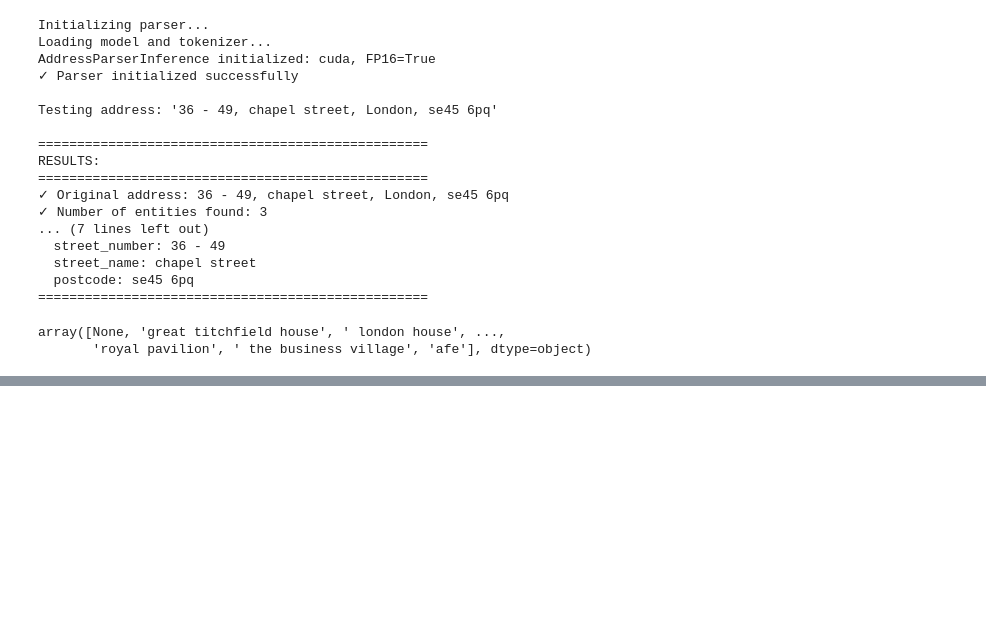
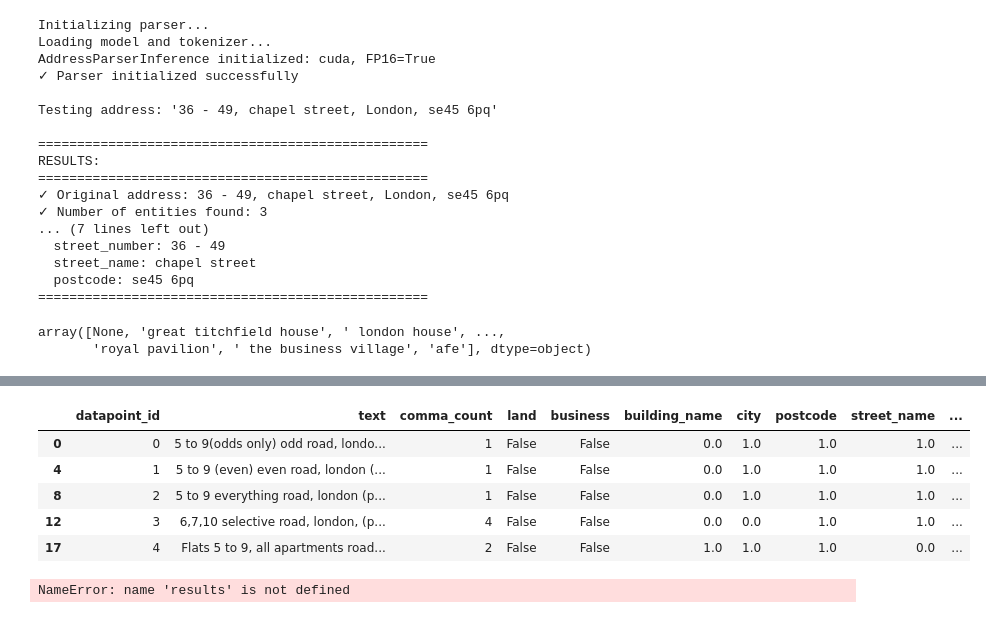
Before and after one commit to JonnoB/enhance_ocod, a Jupyter notebook: test_inference.ipynb, the cells around one changed output, grey strips where cells are left out. Drawn from its saved outputs; the diff is of its cells as text; code cells hidden in the pictures; blank space fills up the shorter version.

```diff
--- a/test_inference.ipynb
+++ b/test_inference.ipynb
@@ -83,0 +344,9 @@ array([None, 'great titchfield house', ' london house', ...,
+# %%
+multi_check_df
+# %% [output]
+|  | datapoint_id | text | comma_count | land | business | building_name | city | postcode | street_name | ... |
+| 0 | 0 | 5 to 9(odds only) odd road, londo... | 1 | False | False | 0.0 | 1.0 | 1.0 | 1.0 | ... |
+| 4 | 1 | 5 to 9 (even) even road, london (... | 1 | False | False | 0.0 | 1.0 | 1.0 | 1.0 | ... |
+| 8 | 2 | 5 to 9 everything road, london (p... | 1 | False | False | 0.0 | 1.0 | 1.0 | 1.0 | ... |
+| 12 | 3 | 6,7,10 selective road, london, (p... | 4 | False | False | 0.0 | 0.0 | 1.0 | 1.0 | ... |
+| 17 | 4 | Flats 5 to 9, all apartments road... | 2 | False | False | 1.0 | 1.0 | 1.0 | 0.0 | ... |
@@ -83,0 +413,4 @@ array([None, 'great titchfield house', ' london house', ...,
+# %%
+results
+# %% [output]
+NameError: name 'results' is not defined
```
Also changed, not shown: parts of 9 cells of this notebook, 3 other files.
